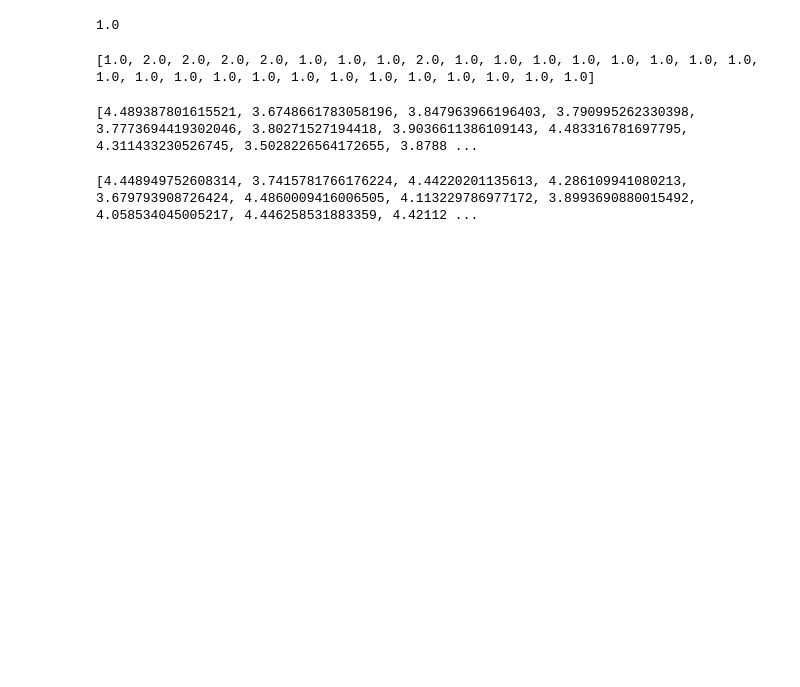
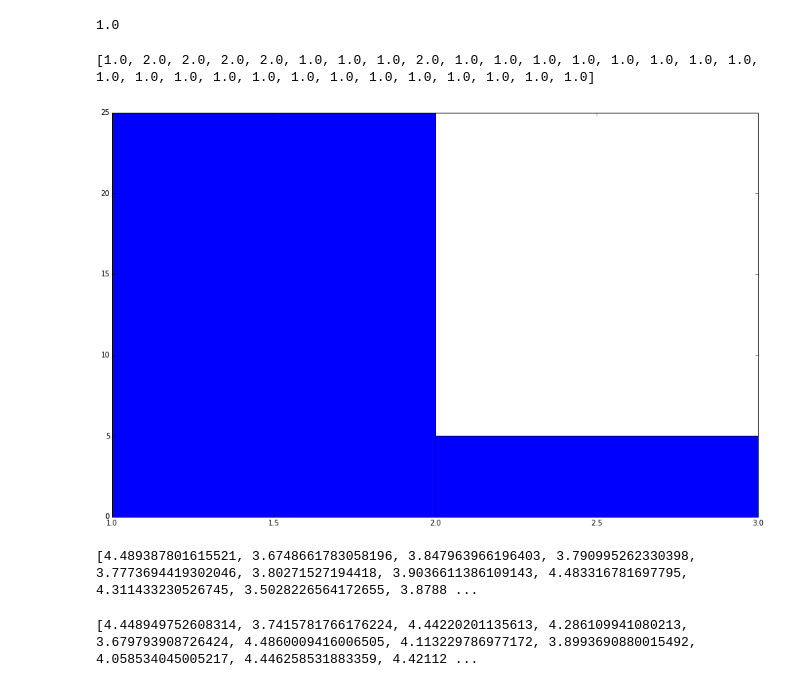
Before and after one commit to ap728/ppl-hormones, a Jupyter notebook: src/Bayes' Factor Attempt.ipynb, the cells around one changed output. Cells and saved outputs as stored; diff of their text form; code cells hidden in the pictures; blank space fills up the shorter version.

```diff
--- a/src/Bayes' Factor Attempt.ipynb
+++ b/src/Bayes' Factor Attempt.ipynb
@@ -90,6 +90,15 @@ for _ in range(30):
 print(samples)
 # %% [output]
 [1.0, 2.0, 2.0, 2.0, 2.0, 1.0, 1.0, 1.0, 2.0, 1.0, 1.0, 1.0, 1.0, 1.0, 1.0, 1.0, 1.0, 1.0, 1.0, 1.0, 1.0, 1.0, 1.0, 1.0, 1.0, 1.0, 1.0, 1.0, 1.0, 1.0]
+# %%
+fig, ax = plt.subplots(figsize=(16, 10))
+plt.clf()
+
+plt.hist(samples, bins=[0,1,2,3,4,5]) # Pyplot does dumb things with bins when left alone.
+
+plt.show()
+# %% [output]
+[figure, added]
 # %%
 # samples = list()
 
```
Also changed, not shown: 3 other files.
